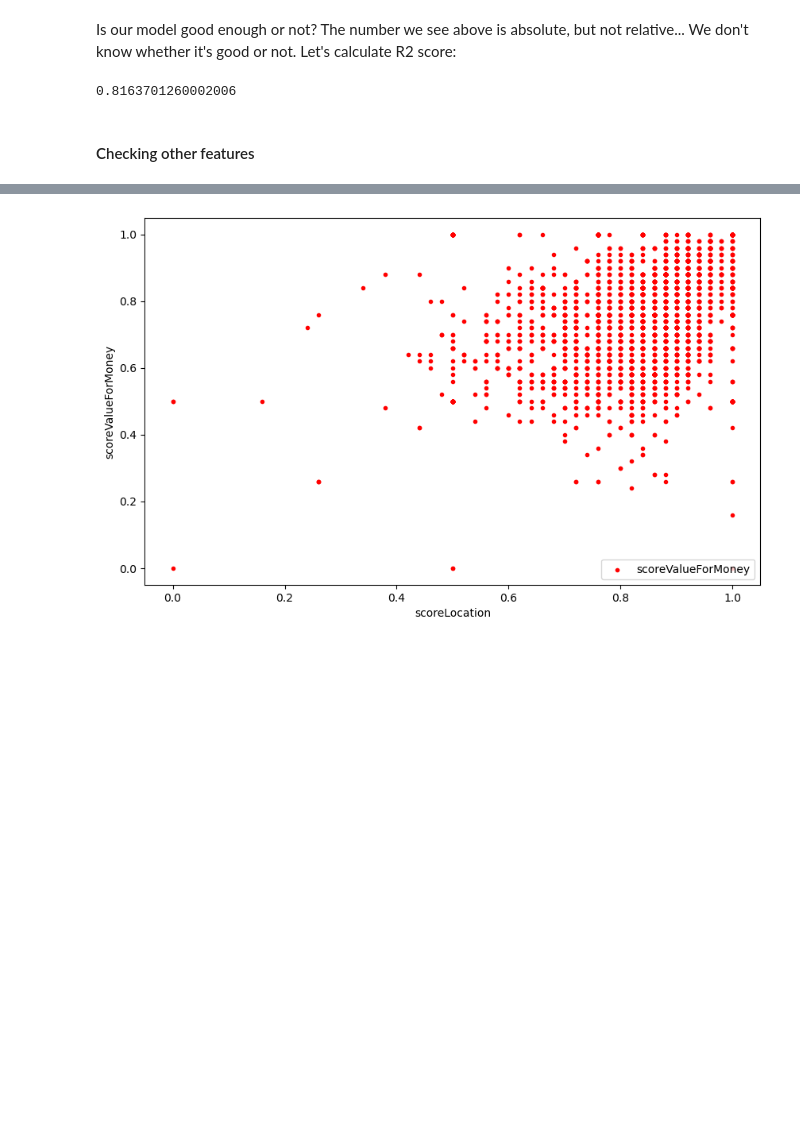
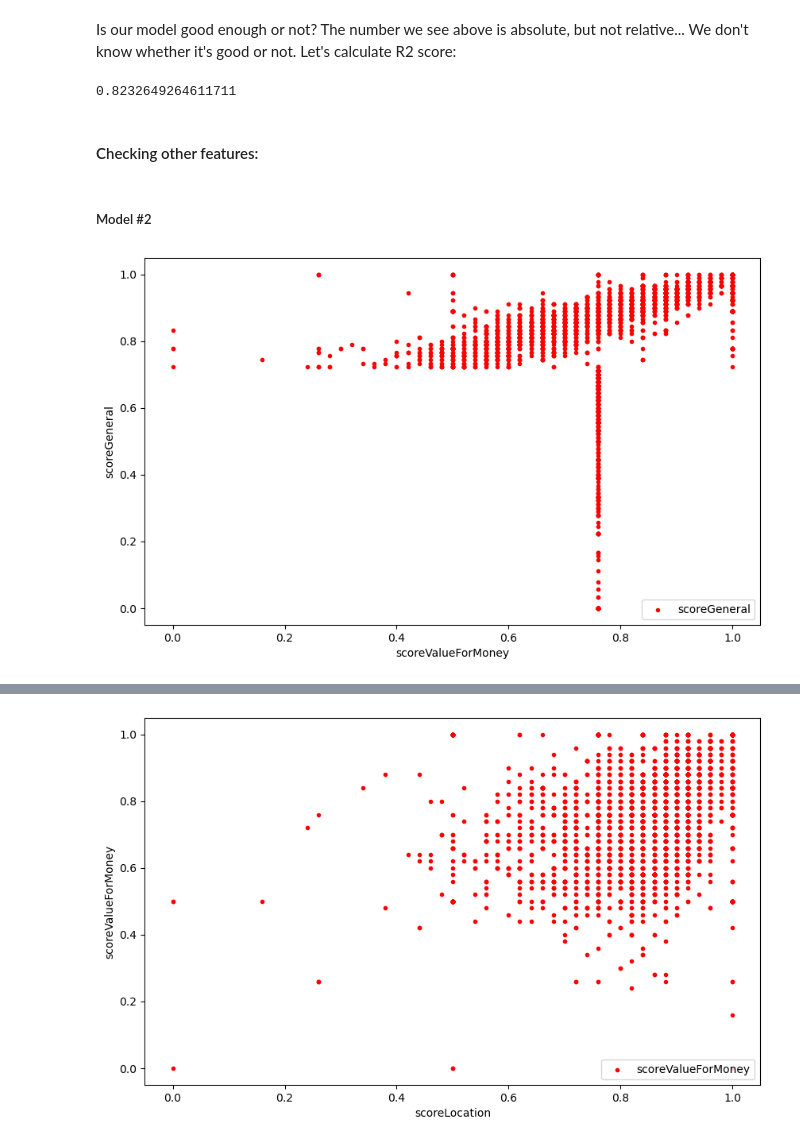
Before and after one commit to yarin-cohen02/dataScienceProject, a Jupyter notebook: project.ipynb, the cells around one changed output, grey strips where cells are left out. Cells and saved outputs as stored; diff of their text form; code cells hidden in the pictures; blank space fills up the shorter version.

```diff
--- a/project.ipynb
+++ b/project.ipynb
@@ -1074,6 +1087,9 @@ df.describe()
 # %%
 # Export data set to csv:
 df.to_csv("Data/11-scaledData.csv", index=False)
+# %%
+# Import:
+df = pd.read_csv("Data/11-scaledData.csv")
 # %% [markdown]
 At this point we want to predict the valueForMoney score of a hotel, based on its clean score.
 
@@ -1158,8 +1176,14 @@ mean_squared_error(numericDf["scoreValueForMoney"].tolist(), m.predict(numericDf
 # %% [markdown]
 Is our model good enough or not? The number we see above is absolute, but not relative... We don't know whether it's good or not. Let's calculate R2 score:
 # %%
-r2_score(numericDf["scoreValueForMoney"].tolist(), m.predict(numericDf["scoreValueForMoney"].values.reshape(-1, 1)).flatten())
+r2_score(y_test, m.predict(y_test.reshape(-1, 1)).flatten())
 # %% [output]
-0.8163701260002006
+0.8232649264611711
 # %% [markdown]
-#### Checking other features
+#### Checking other features:
+# %% [markdown]
+##### Model #2
+# %%
+showScatterPlot(numericDf, "scoreValueForMoney", ["scoreGeneral"], "scoreGeneral")
+# %% [output]
+[figure, added]
```
Also changed, not shown: parts of 22 cells of this notebook.
